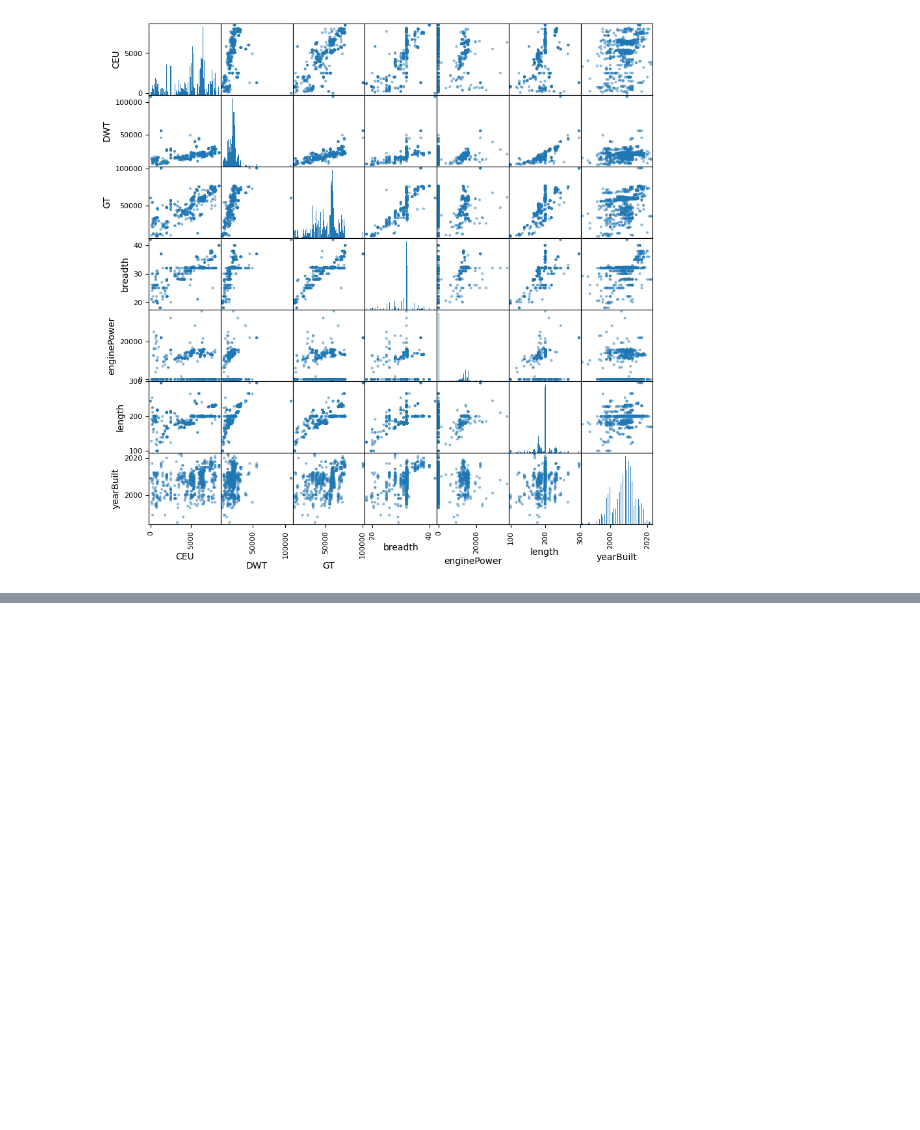
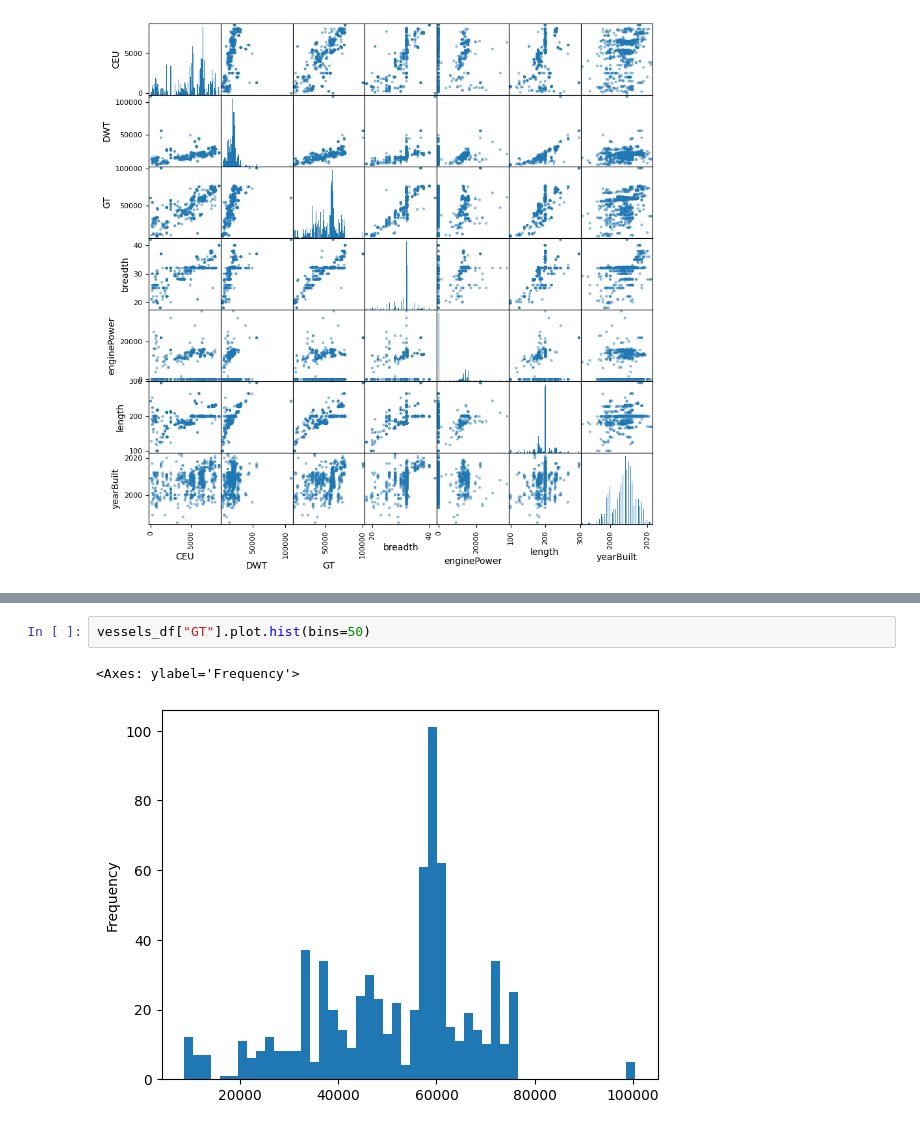
Before and after one commit to eriksalv/ml-ais-competition, a Jupyter notebook: eda/vessels.ipynb, the cells around one changed output, grey strips where cells are left out. Drawn from its saved outputs; the diff is of its cells as text; blank space fills up the shorter version.

```diff
--- a/eda/vessels.ipynb
+++ b/eda/vessels.ipynb
@@ -103,0 +176,5 @@ plt.show()
+# %%
+vessels_df["GT"].plot.hist(bins=50)
+# %% [output]
+<Axes: ylabel='Frequency'>
+[figure, added]
```
Also changed, not shown: parts of 8 cells of this notebook, 3 other files.
